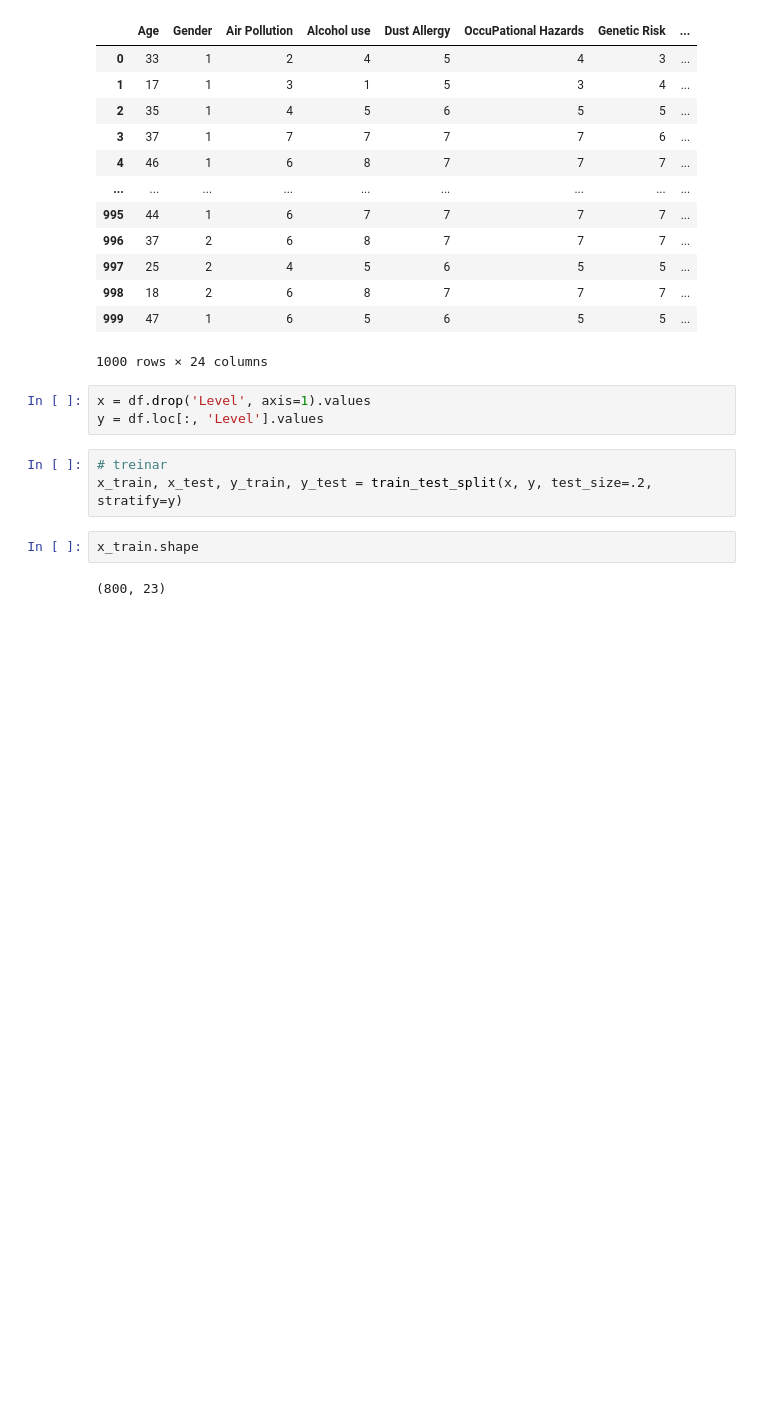
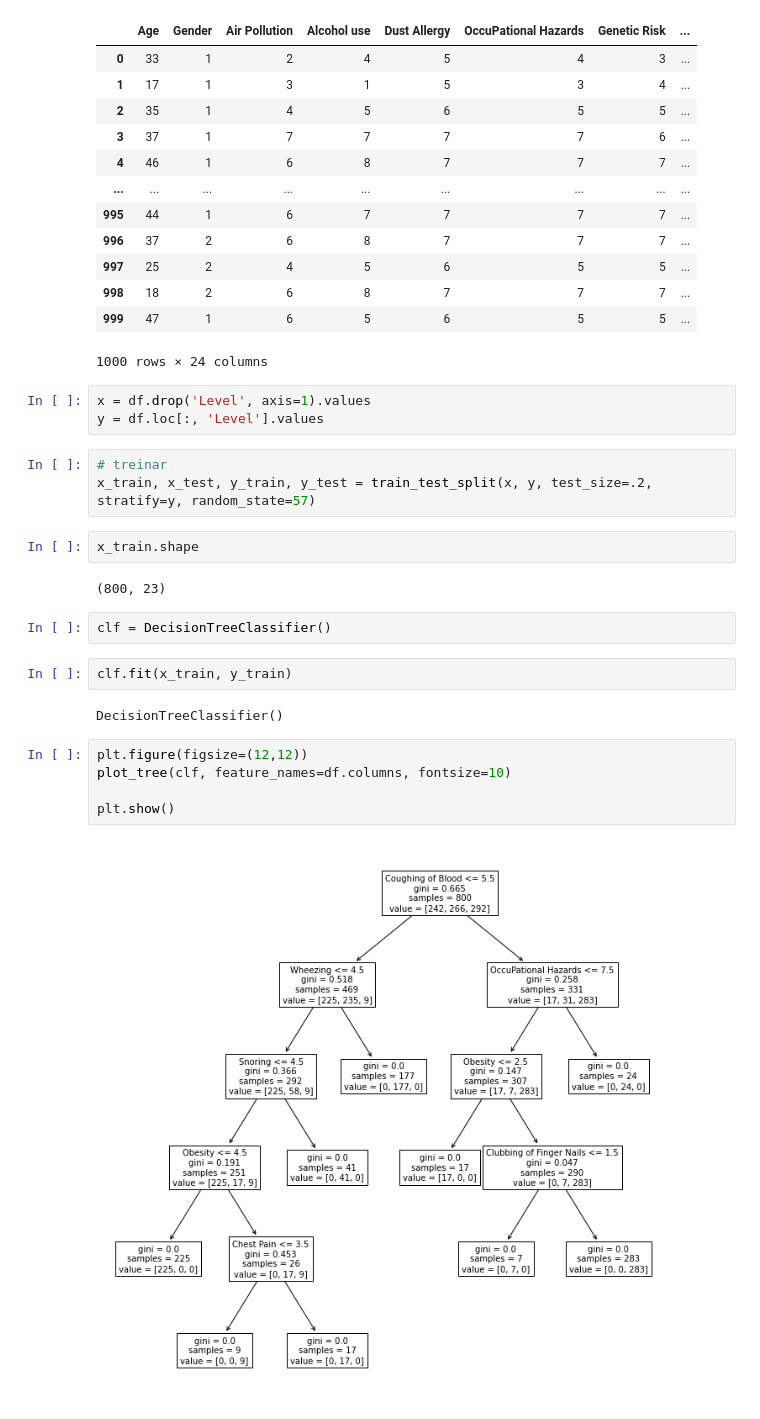
Before and after one commit to Doni-zete/Lung-cancer, a Jupyter notebook: Lung_Cancer.ipynb, the cells around one changed output. Cells and saved outputs as stored; diff of their text form; blank space fills up the shorter version.

```diff
--- a/Lung_Cancer.ipynb
+++ b/Lung_Cancer.ipynb
@@ -179,8 +180,21 @@ x = df.drop('Level', axis=1).values
 y = df.loc[:, 'Level'].values
 # %%
 # treinar
-x_train, x_test, y_train, y_test = train_test_split(x, y, test_size=.2, stratify=y)
+x_train, x_test, y_train, y_test = train_test_split(x, y, test_size=.2, stratify=y, random_state=57)
 # %%
 x_train.shape
 # %% [output]
 (800, 23)
+# %%
+clf = DecisionTreeClassifier()
+# %%
+clf.fit(x_train, y_train)
+# %% [output]
+DecisionTreeClassifier()
+# %%
+plt.figure(figsize=(12,12))
+plot_tree(clf, feature_names=df.columns, fontsize=10)
+
+plt.show()
+# %% [output]
+[figure, added]
```
Also changed, not shown: parts of 2 cells of this notebook.
